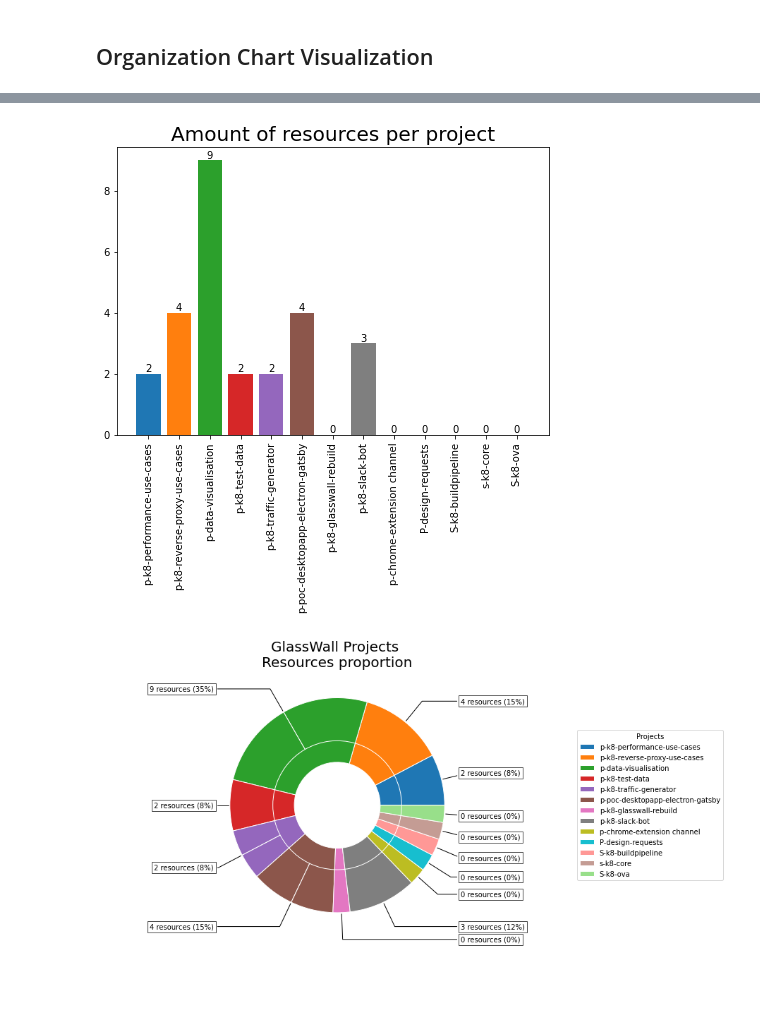
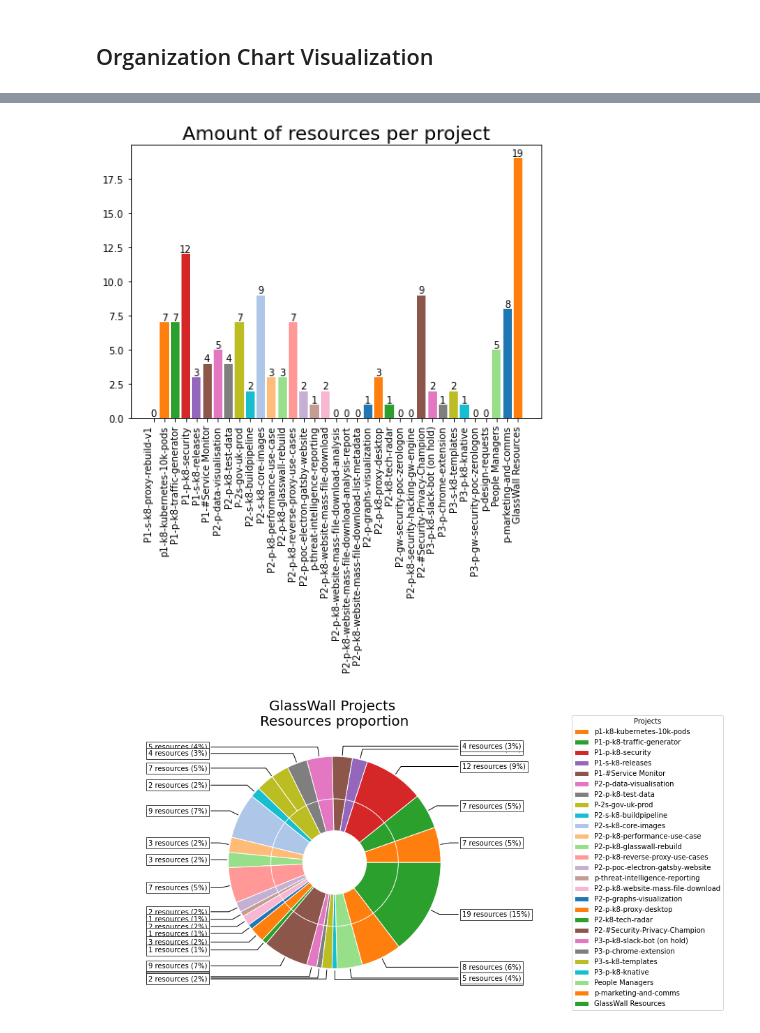
Before and after one commit to lucia15/k8-data-visualization, a Jupyter notebook: upwork-devs/Pappaterra-Lucia/Org_Chart_Vis.ipynb, the cells around one changed output, grey strips where cells are left out. Drawn from its saved outputs; the diff is of its cells as text; code cells hidden in the pictures; blank space fills up the shorter version.

Commit message:
Update Organization Chart Visualization jupyter-notebook and code to adapt to changes in google spreadsheet

```diff
--- a/upwork-devs/Pappaterra-Lucia/Org_Chart_Vis.ipynb
+++ b/upwork-devs/Pappaterra-Lucia/Org_Chart_Vis.ipynb
@@ -5,7 +28,7 @@ import pandas as pd
 import yaml
 from aux_plot_func import graph, bar_plot, pie_chart
 # %%
-with open('org_chart.yml', 'r') as f:
+with open('yaml_files/Projects Team Structure.yml', 'r') as f:
     df = pd.json_normalize(yaml.load(f, Loader=yaml.FullLoader))
 df
 # %% [output]
@@ -25,0 +52,4 @@ df
+# %%
+with open('yaml_files/Resource and responsability.yml', 'r') as f:
+    df2 = pd.json_normalize(yaml.load(f, Loader=yaml.FullLoader))
+df2
@@ -28,10 +72,10 @@ graph(df)
 # %% [output]
 [drawing not drawn]
 # %%
-bar_plot(df)
+bar_plot(df, df2)
 # %% [output]
-[figure, old version]
+[figure, new version]
 # %%
-pie_chart(df)
+pie_chart(df, df2)
 # %% [output]
-[figure, old version]
+[figure, new version]
```
Also changed, not shown: parts of 4 cells of this notebook, 1 other file.
